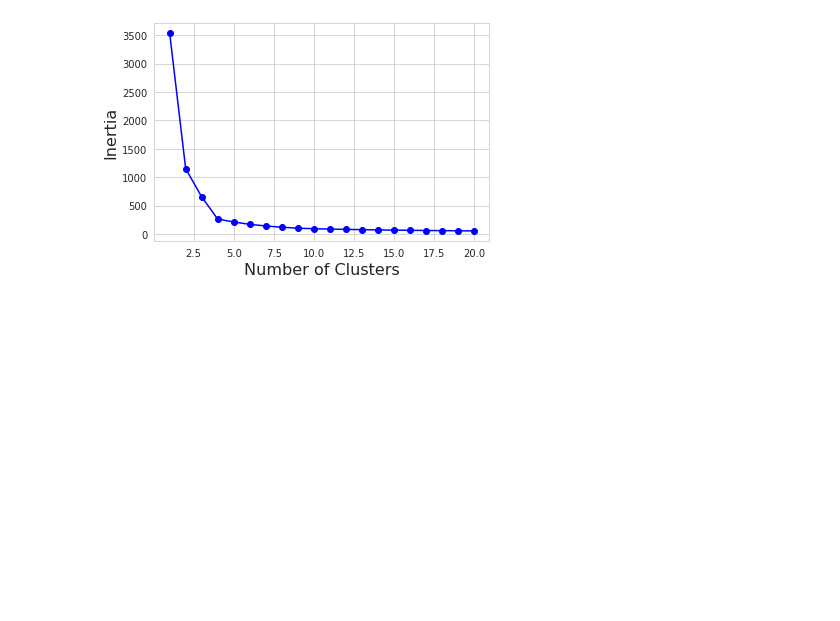
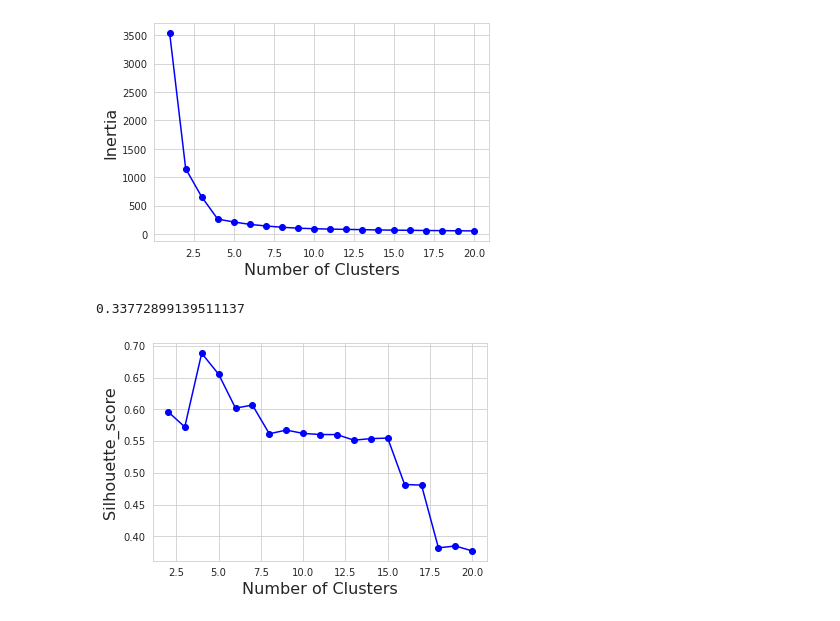
Before and after one commit to wanwanliang/ML_Practice, a Jupyter notebook: Unsupervised_Learning.ipynb, the cells around one changed output. Drawn from its saved outputs; the diff is of its cells as text; code cells hidden in the pictures; blank space fills up the shorter version.

```diff
--- a/Unsupervised_Learning.ipynb
+++ b/Unsupervised_Learning.ipynb
@@ -569,13 +559,17 @@ plt.show()
 [figure]
 # %%
 from sklearn.metrics import silhouette_score
-silhouette_score(X, kmeans.labels)
+silhouette_score(X, kmeans.labels_)
+# %% [output]
+0.33772899139511137
 # %%
 kmeans_clusters = [KMeans(n_clusters=i, random_state=42).fit(X) for i in range(1,21)]
 # %%
-sh_scores = [silhouette_score(X, model.labels) for model in kmeans_clusters]
+sh_scores = [silhouette_score(X, model.labels_) for model in kmeans_clusters[1:]]
 # %%
-plt.plot(range(1,21), sh_scores, "bo-")
+plt.plot(range(2,21), sh_scores, "bo-")
 plt.xlabel("Number of Clusters",fontsize=16)
 plt.ylabel("Silhouette_score", fontsize=16)
 plt.show()
+# %% [output]
+[figure, added]
```
Also changed, not shown: parts of 6 cells of this notebook.
